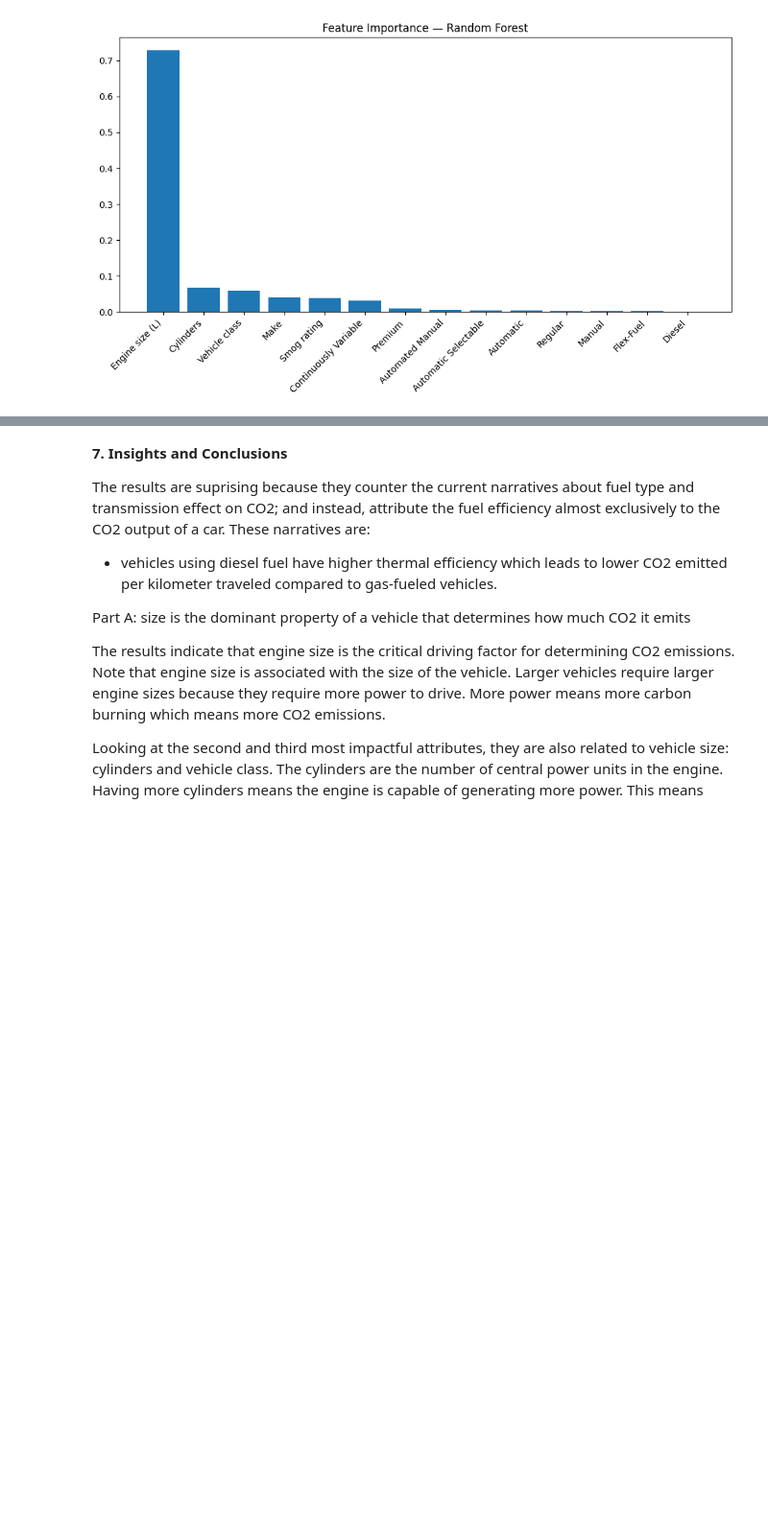
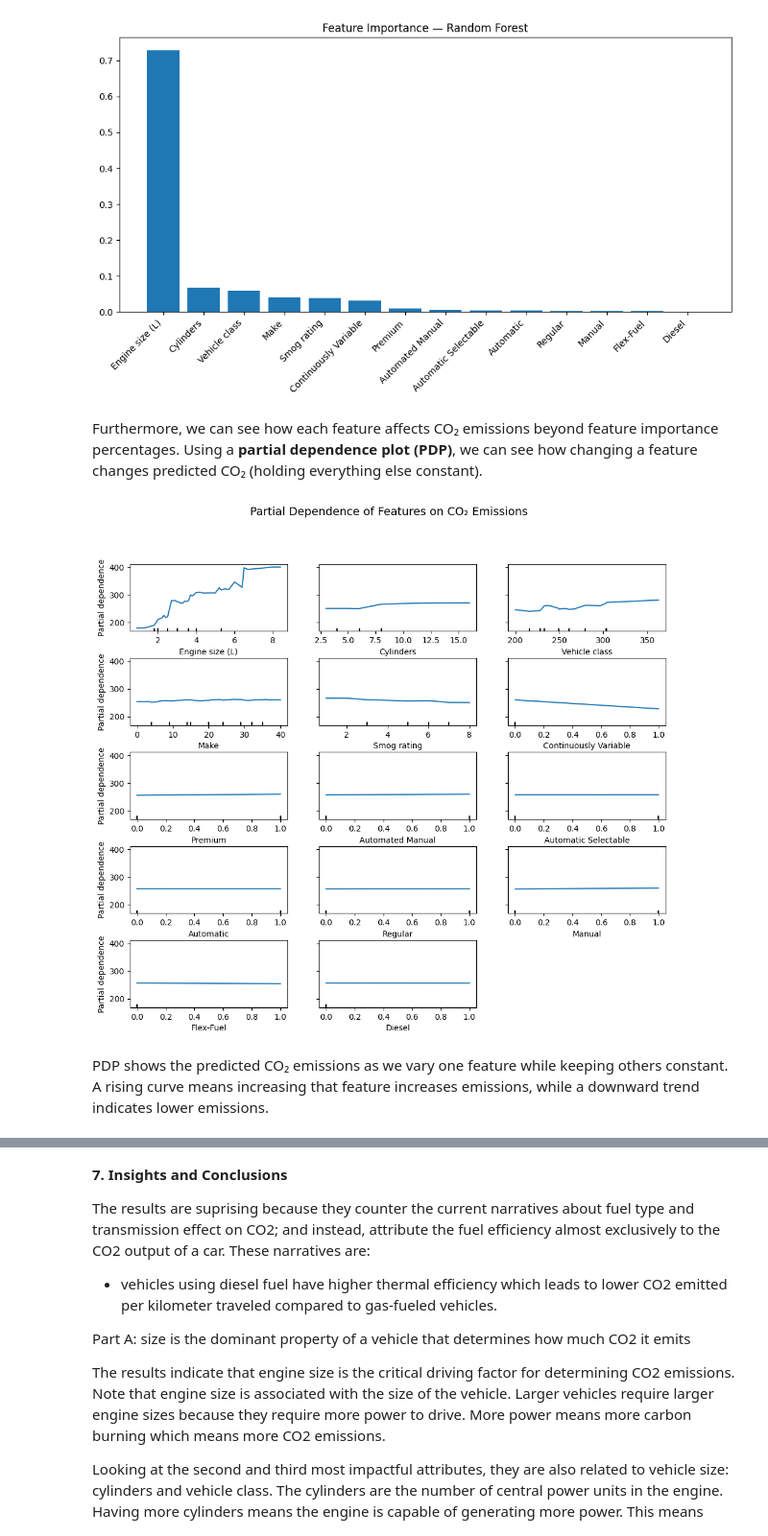
Before and after one commit to KalebW1229/CMSC320-Final-Project, a Jupyter notebook: finalcheckpoint.ipynb, the cells around one changed output, grey strips where cells are left out. Shown at 96% size. Drawn from its saved outputs; the diff is of its cells as text; code cells hidden in the pictures; blank space fills up the shorter version.

Commit message:
added PDP for each feature

```diff
--- a/finalcheckpoint.ipynb
+++ b/finalcheckpoint.ipynb
@@ -785,4 +792,34 @@ plt.show()
  4.78680407e-03 4.40177744e-03 3.26383998e-03 3.00487605e-03
  1.87813501e-03 3.39087867e-04]
 [figure]
+# %% [markdown]
+Furthermore, we can see how each feature affects CO₂ emissions beyond feature importance percentages. Using a **partial dependence plot (PDP)**, we can see how changing a feature changes predicted CO₂ (holding everything else constant).
+# %%
+features_to_plot = ["Engine size (L)", "Cylinders", "Vehicle class", "Make", "Smog rating",
+                    "Continuously Variable", "Premium", "Automated Manual", "Automatic Selectable",
+                    "Automatic", "Regular", "Manual", "Flex-Fuel", "Diesel"]
+
+fig, ax = plt.subplots(figsize=(12,10))
+display = PartialDependenceDisplay.from_estimator(
+    rf_model,
+    X_train,
+    features_to_plot,
+    ax=ax
+)
+
+plt.suptitle("Partial Dependence of Features on CO₂ Emissions", fontsize=14)
+
+# display.axes_ contains the actual subplot axes created by the display
+axes = np.array(display.axes_).ravel()
+
+axes = np.array(display.axes_).ravel()
+for ax_i, feat in zip(axes, features_to_plot):
+    ax_i.set_xlabel(feat)
+
+fig.subplots_adjust(hspace=0.4)
+plt.show()
+# %% [output]
+[figure, added]
+# %% [markdown]
+PDP shows the predicted CO₂ emissions as we vary one feature while keeping others constant. A rising curve means increasing that feature increases emissions, while a downward trend indicates lower emissions.
 # %% [markdown]
```
Also changed, not shown: parts of 12 cells of this notebook.
